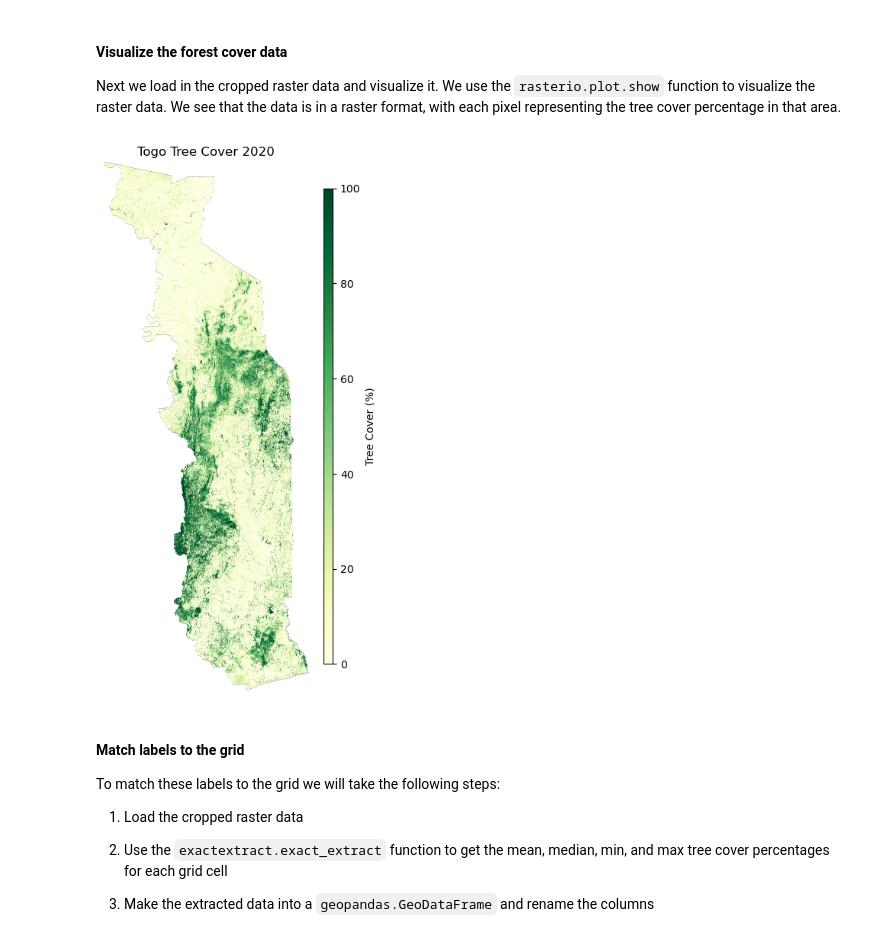
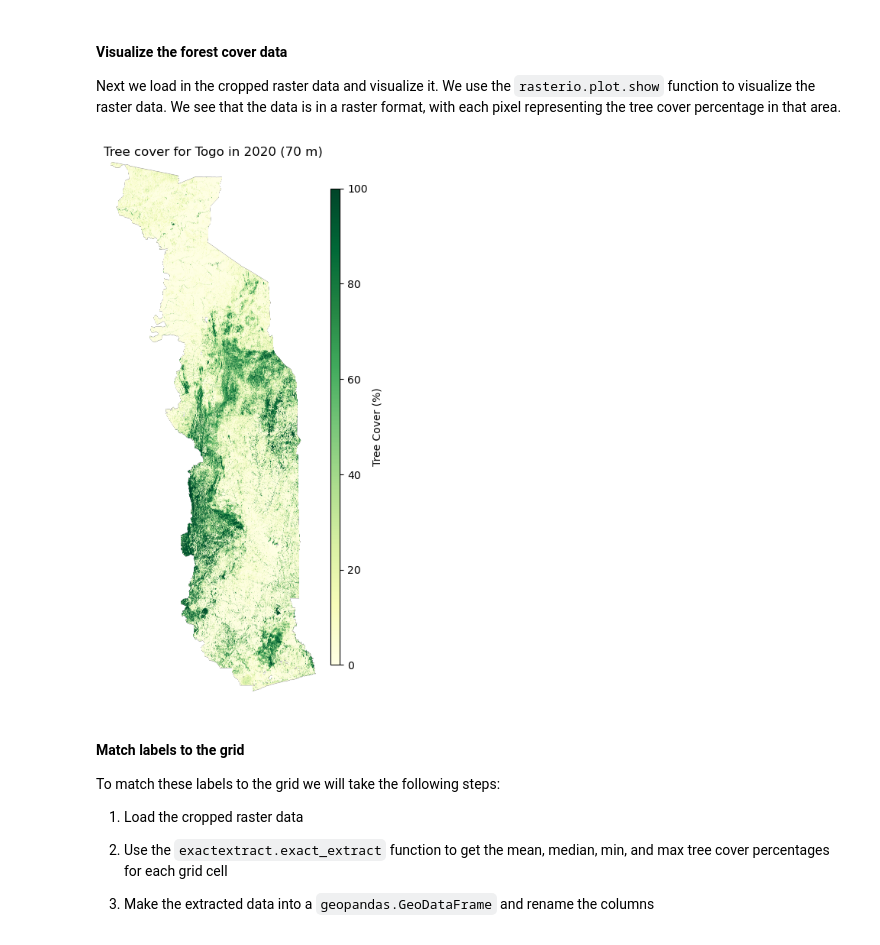
Before and after one commit to fless-lab/MOSAIKS-Training-Manual-French-Version, a Jupyter notebook: notebooks/demo/02-label-data_demo.ipynb, the cells around one changed output. Drawn from its saved outputs; the diff is of its cells as text; code cells hidden in the pictures.

```diff
--- a/notebooks/demo/02-label-data_demo.ipynb
+++ b/notebooks/demo/02-label-data_demo.ipynb
@@ -417,11 +417,17 @@ In the following example, we create a grid for a GeoDataFrame with a geometry co
 
 This is slightly more practical use case, as it allows for the creation of a grid for multiple locations at once, while still minimizing the number of grid points that are created.
 # %%
-base_url = "https://github.com/wmgeolab/geoBoundaries/raw/9469f09/releaseData/gbOpen"
+adm_url = "https://github.com/wmgeolab/geoBoundaries/raw/9469f09/releaseData/gbOpen"
 
-tgo_adm1_fp = f"{base_url}/TGO/ADM0/geoBoundaries-TGO-ADM0.geojson"
+tgo_adm0_fp = f"{adm_url}/TGO/ADM0/geoBoundaries-TGO-ADM0.geojson"
 
-tgo_gdf = gpd.read_file(tgo_adm1_fp)
+tgo_gdf = gpd.read_file(tgo_adm0_fp)
+
+print(f"Object type: {type(tgo_gdf)}")
+
+print(f"CRS: {tgo_gdf.crs}")
+
+print(f"Shape (row, col): {tgo_gdf.shape}")
 
 tgo_gdf[["shapeType", "shapeISO", "shapeName", "geometry"]]
 # %% [output]
@@ -1080,24 +1133,22 @@ Clipped, modified, and merged raster saved to: global_forest_watch/70m_tree-cove
 
 Next we load in the cropped raster data and visualize it. We use the `rasterio.plot.show` function to visualize the raster data. We see that the data is in a raster format, with each pixel representing the tree cover percentage in that area.
 # %%
-forest_cover_raster = f"{gw_folder}/togo_gfw_tropical_tree_cover_2020.tif"
-
-with rasterio.open(forest_cover_raster) as src:
+with rasterio.open(out_raster) as src:
     togo_gfw = src.read(1)
 
 fig, ax = plt.subplots(figsize=(5, 9))
 
 im = ax.imshow(togo_gfw, cmap="YlGn")
 
 plt.colorbar(im, label="Tree Cover (%)", shrink=0.9, aspect=50)
 
-ax.set_title("Togo Tree Cover 2020")
+ax.set_title("Tree cover for Togo in 2020 (70 m)")
 
 ax.set_axis_off()
 
 plt.show()
 # %% [output]
-[figure, old version]
+[figure, new version]
 # %% [markdown]
 #### Match labels to the grid
 
```
Also changed, not shown: parts of 55 cells of this notebook.
